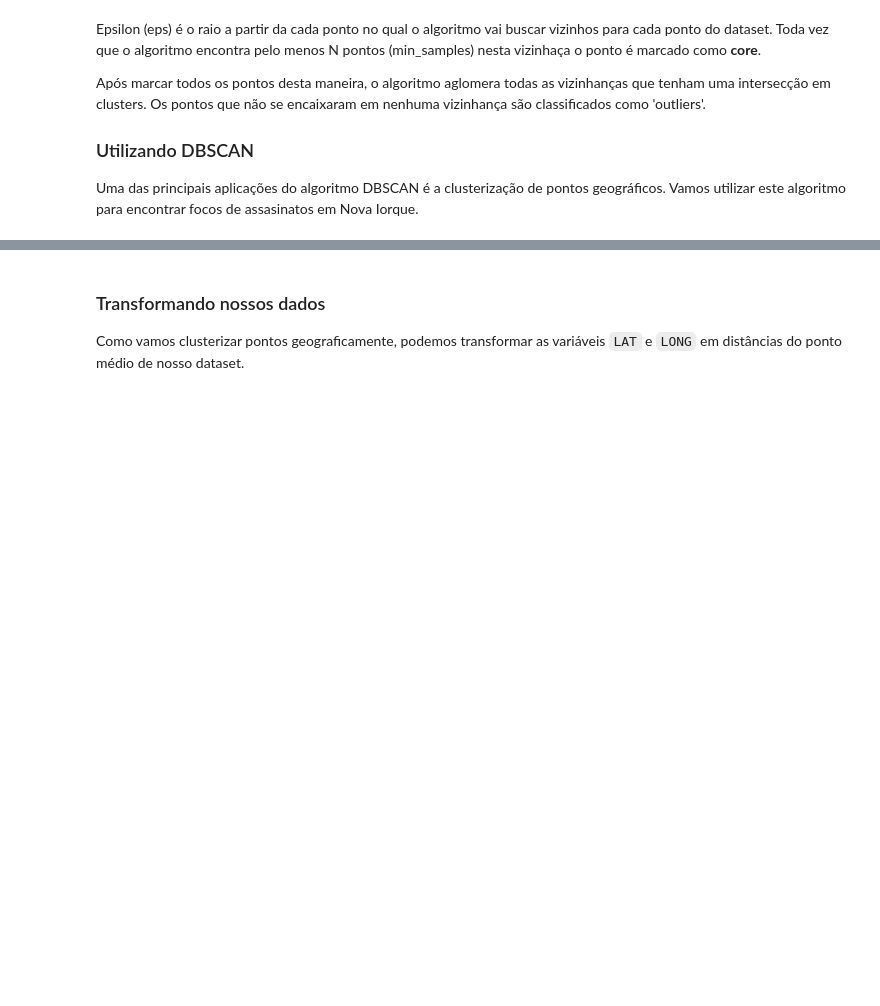
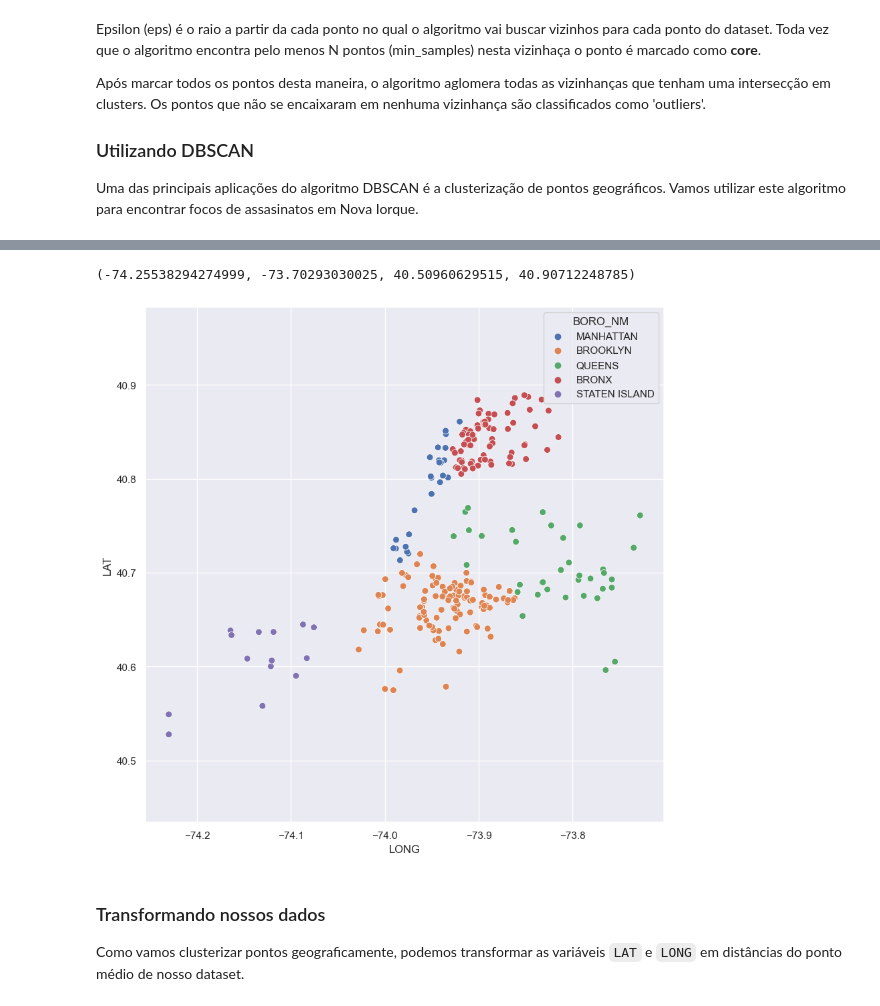
Before and after one commit to sadguilherme/99_PT_JAN2023, a Jupyter notebook: aulas/20230525 Algoritmos Não-Supervisionados II.ipynb, the cells around one changed output, grey strips where cells are left out. Saved outputs shown, nothing was run; the diff lists cells and outputs as text; code cells hidden in the pictures; blank space fills up the shorter version.

```diff
--- a/aulas/20230525 Algoritmos Não-Supervisionados II.ipynb
+++ b/aulas/20230525 Algoritmos Não-Supervisionados II.ipynb
@@ -170,7 +289,10 @@ tb_murder.head()
 # %%
 plt.figure(figsize=(10, 10))
-sns.scatterplot(data=tb_murder, x="LAT", y="LONG", hue="BORO_NM", s=50)
+sns.scatterplot(data=tb_murder, y="LAT", x="LONG", hue="BORO_NM", s=50)
 plt.axis("equal")
+# %% [output]
+(-74.25538294274999, -73.70293030025, 40.50960629515, 40.90712248785)
+[figure, added]
 # %% [markdown]
 ### Transformando nossos dados
 
```
Also changed, not shown: parts of 33 cells of this notebook, 1 other file.
